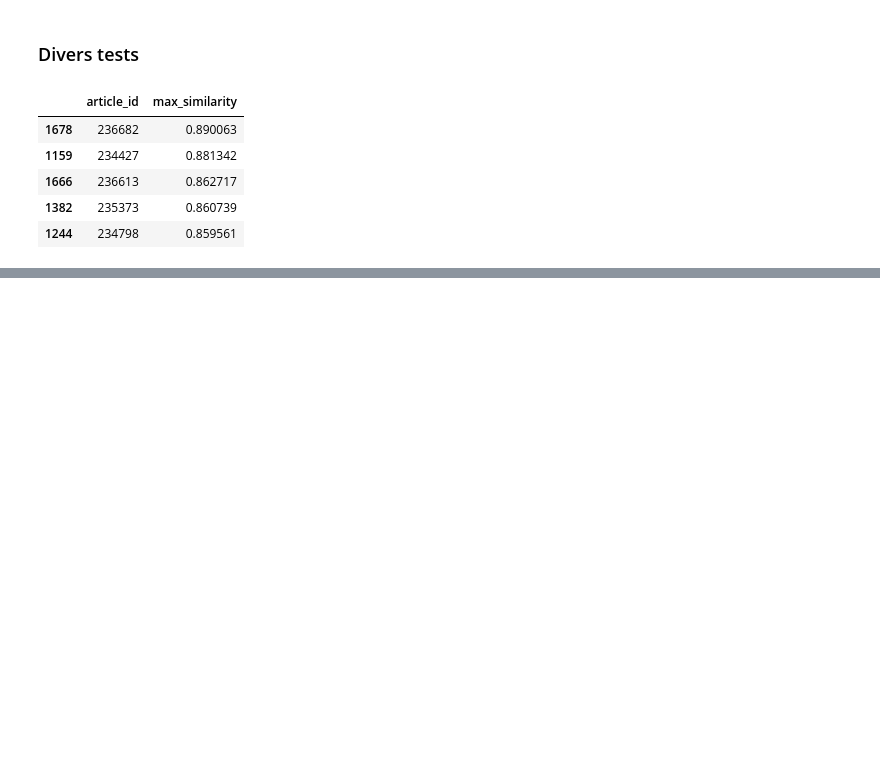
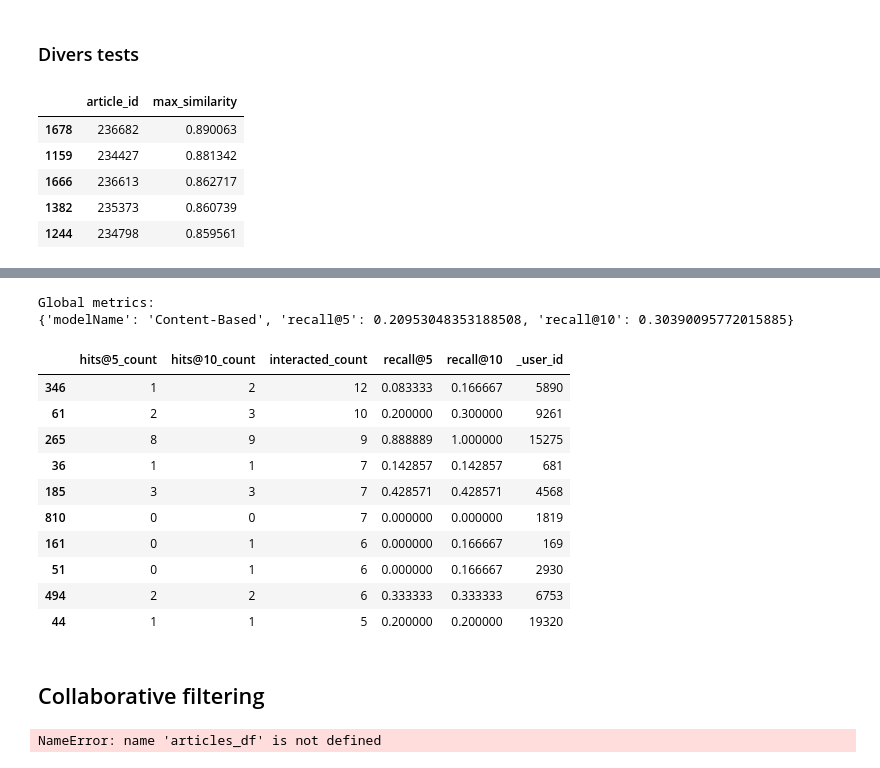
Before and after one commit to rlossec/RecSys_notebooks, a Jupyter notebook: p9-models.ipynb, the cells around one changed output, grey strips where cells are left out. Cells and saved outputs as stored; diff of their text form; code cells hidden in the pictures; blank space fills up the shorter version.

```diff
--- a/p9-models.ipynb
+++ b/p9-models.ipynb
@@ -393,0 +815,4 @@ content_based_recommender_model.recommend_items(user_id=user_id)
+# %%
+content_based_recommender_model = ContentBasedRecommender(interactions_train_df, articles_min_df)
+# %%
+pop_global_metrics, pop_detailed_results_df = model_evaluator.evaluate_model(content_based_recommender_model)
@@ -393,0 +929,25 @@ content_based_recommender_model.recommend_items(user_id=user_id)
+# %%
+print('\nGlobal metrics:\n%s' % pop_global_metrics)
+# %% [output]
+Global metrics:
+{'modelName': 'Content-Based', 'recall@5': 0.20953048353188508, 'recall@10': 0.30390095772015885}
+# %%
+pop_detailed_results_df.head(10)
+# %% [output]
+|  | hits@5_count | hits@10_count | interacted_count | recall@5 | recall@10 | _user_id |
+| 346 | 1 | 2 | 12 | 0.083333 | 0.166667 | 5890 |
+| 61 | 2 | 3 | 10 | 0.200000 | 0.300000 | 9261 |
+| 265 | 8 | 9 | 9 | 0.888889 | 1.000000 | 15275 |
+| 36 | 1 | 1 | 7 | 0.142857 | 0.142857 | 681 |
+| 185 | 3 | 3 | 7 | 0.428571 | 0.428571 | 4568 |
+| 810 | 0 | 0 | 7 | 0.000000 | 0.000000 | 1819 |
+| 161 | 0 | 1 | 6 | 0.000000 | 0.166667 | 169 |
+| 51 | 0 | 1 | 6 | 0.000000 | 0.166667 | 2930 |
+| 494 | 2 | 2 | 6 | 0.333333 | 0.333333 | 6753 |
+| 44 | 1 | 1 | 5 | 0.200000 | 0.200000 | 19320 |
+# %% [markdown]
+## Collaborative filtering
+# %%
+cf_recommender_model = CFRecommender(cf_preds_df, articles_df)
+# %% [output]
+NameError: name 'articles_df' is not defined
```
Also changed, not shown: parts of 94 cells of this notebook.
